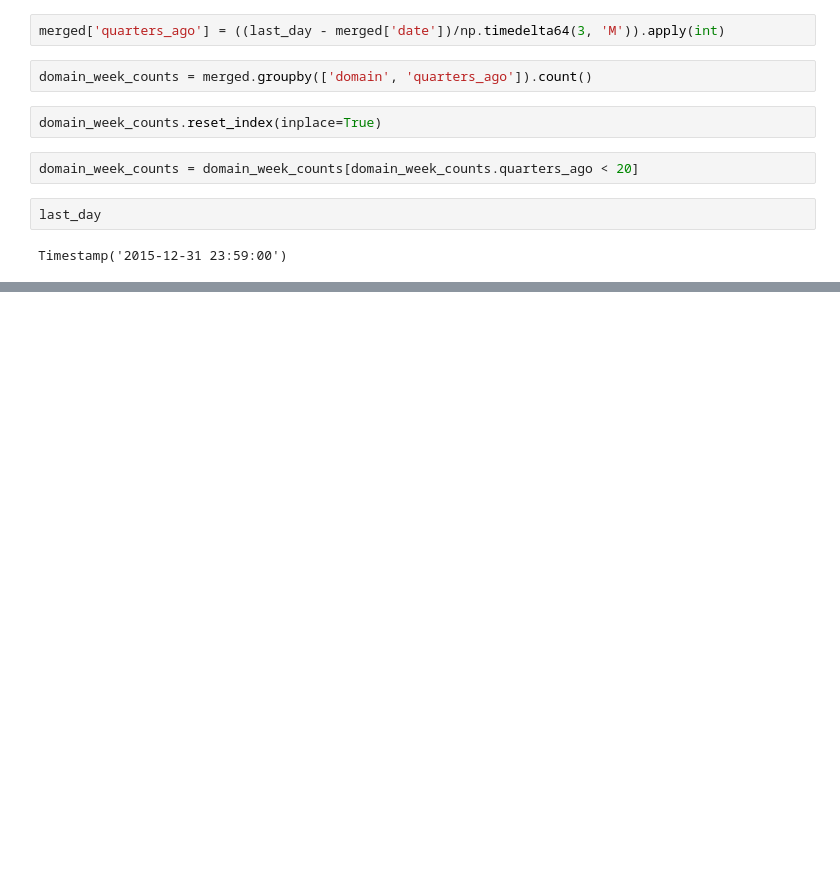
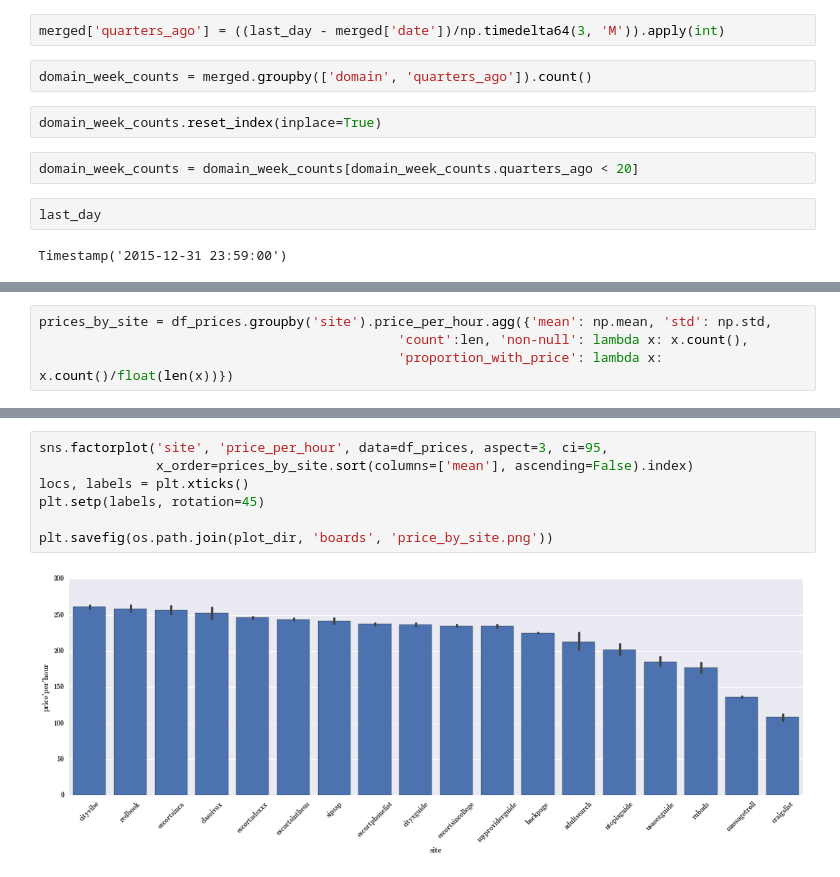
Before and after one commit to giantoak/memex-diagnostics, a Jupyter notebook: notebooks/Max Analytical Papers.ipynb, the cells around one changed output, grey strips where cells are left out. Cells and saved outputs as stored; diff of their text form; blank space fills up the shorter version.

```diff
--- a/notebooks/Max Analytical Papers.ipynb
+++ b/notebooks/Max Analytical Papers.ipynb
@@ -107,0 +117,4 @@ plt.savefig(os.path.join(plot_dir, 'boards', 'counts_by_quarters_since
+# %%
+prices_by_site = df_prices.groupby('site').price_per_hour.agg({'mean': np.mean, 'std': np.std,
+                                              'count':len, 'non-null': lambda x: x.count(),
+                                              'proportion_with_price': lambda x: x.count()/float(len(x))})
@@ -107,0 +130,9 @@ plt.savefig(os.path.join(plot_dir, 'boards', 'counts_by_quarters_since
+# %%
+sns.factorplot('site', 'price_per_hour', data=df_prices, aspect=3, ci=95,
+               x_order=prices_by_site.sort(columns=['mean'], ascending=False).index)
+locs, labels = plt.xticks()
+plt.setp(labels, rotation=45)
+
+plt.savefig(os.path.join(plot_dir, 'boards', 'price_by_site.png'))
+# %% [output]
+[figure, added]
```
Also changed, not shown: parts of 8 cells of this notebook, 1 other file.
